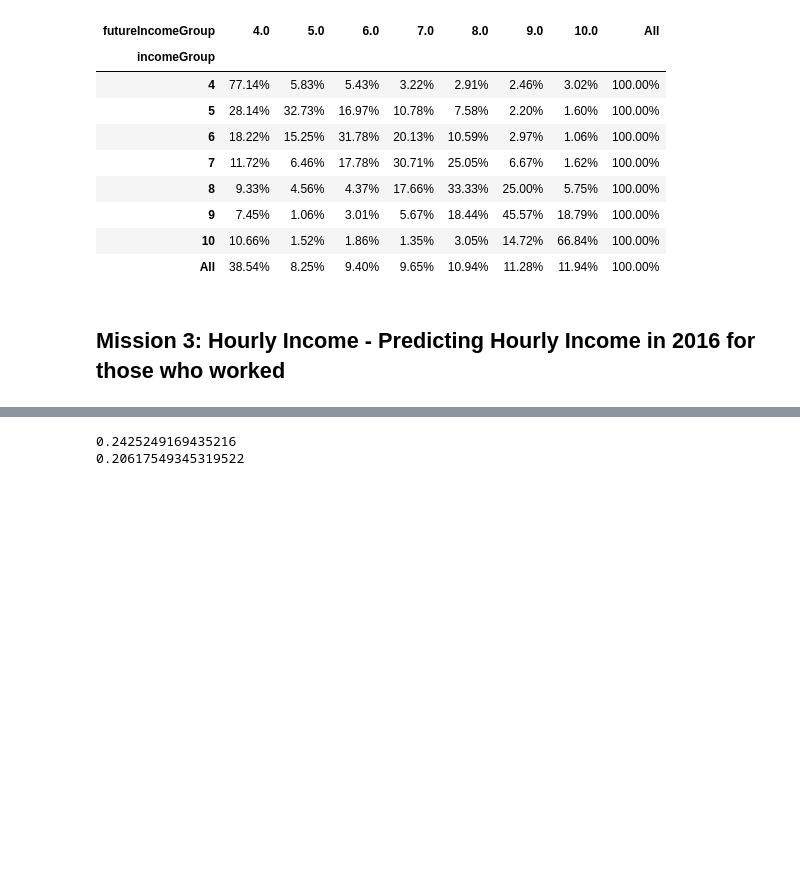
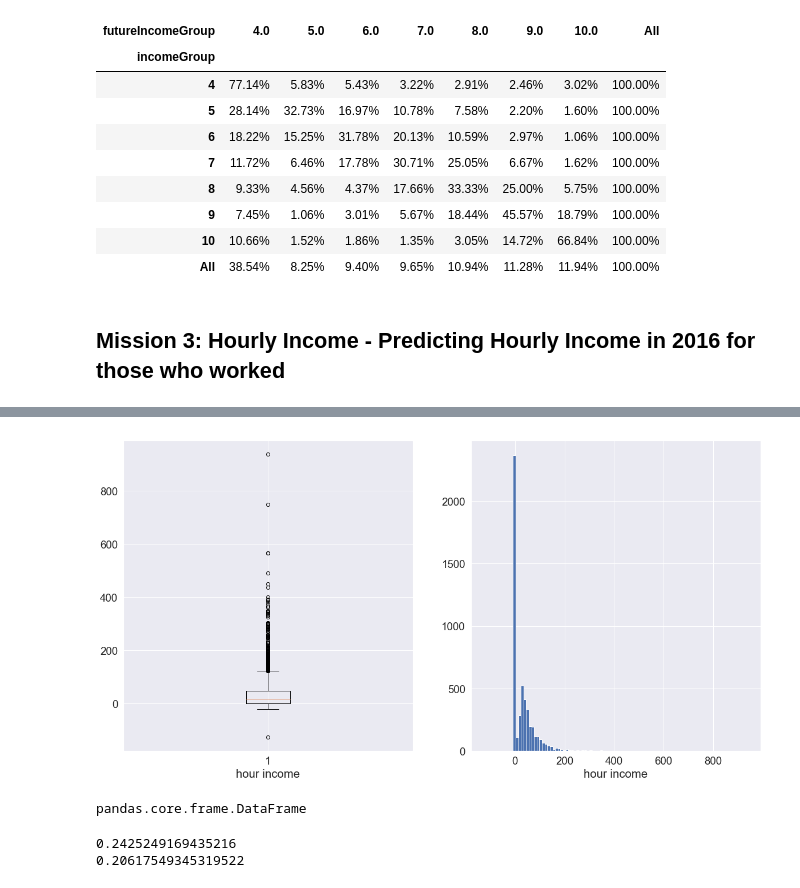
Before and after one commit to houhashv/MLProject, a Jupyter notebook: mlproject/notebooks/learning_nootebook_template.ipynb, the cells around one changed output, grey strips where cells are left out. Saved outputs shown, nothing was run; the diff lists cells and outputs as text; code cells hidden in the pictures; blank space fills up the shorter version.

```diff
--- a/mlproject/notebooks/learning_nootebook_template.ipynb
+++ b/mlproject/notebooks/learning_nootebook_template.ipynb
@@ -137,3 +209,19 @@ dflearning[['hour_income','future_hour_income']].plot.box(color=color,sym='r+',y
+# %%
+plt.figure(figsize=(20,10))
+#plt.hist(dflearning['bruto'].dropna(),bins=100) #  remove NA and plot
+plt.subplot(1, 2, 1)
+plt.boxplot(dflearning['hour_income'].dropna())
+plt.xlabel("hour income")
+plt.subplot(1, 2, 2)
+plt.hist(dflearning['hour_income'].dropna(),bins=100)
+plt.xlabel("hour income")
+plt.savefig('hist and box plot of hour income.png')
+# %% [output]
+[figure, added]
+# %%
+type(dflearning)
+# %% [output]
+pandas.core.frame.DataFrame
 # %%
 "incomeGroupChange"
 print(dflearning["incomeGroupUp"].mean())
```
Also changed, not shown: parts of 6 cells of this notebook.
